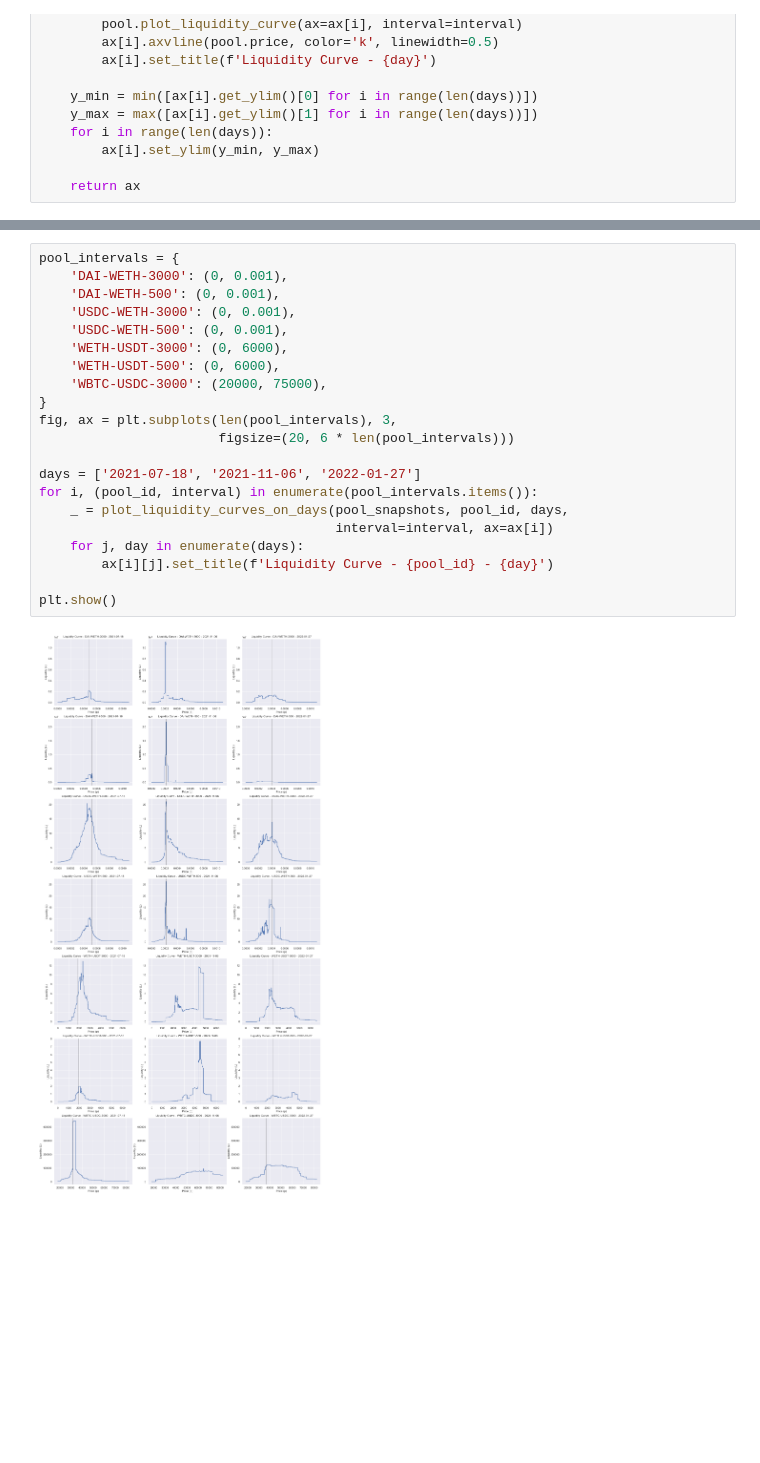
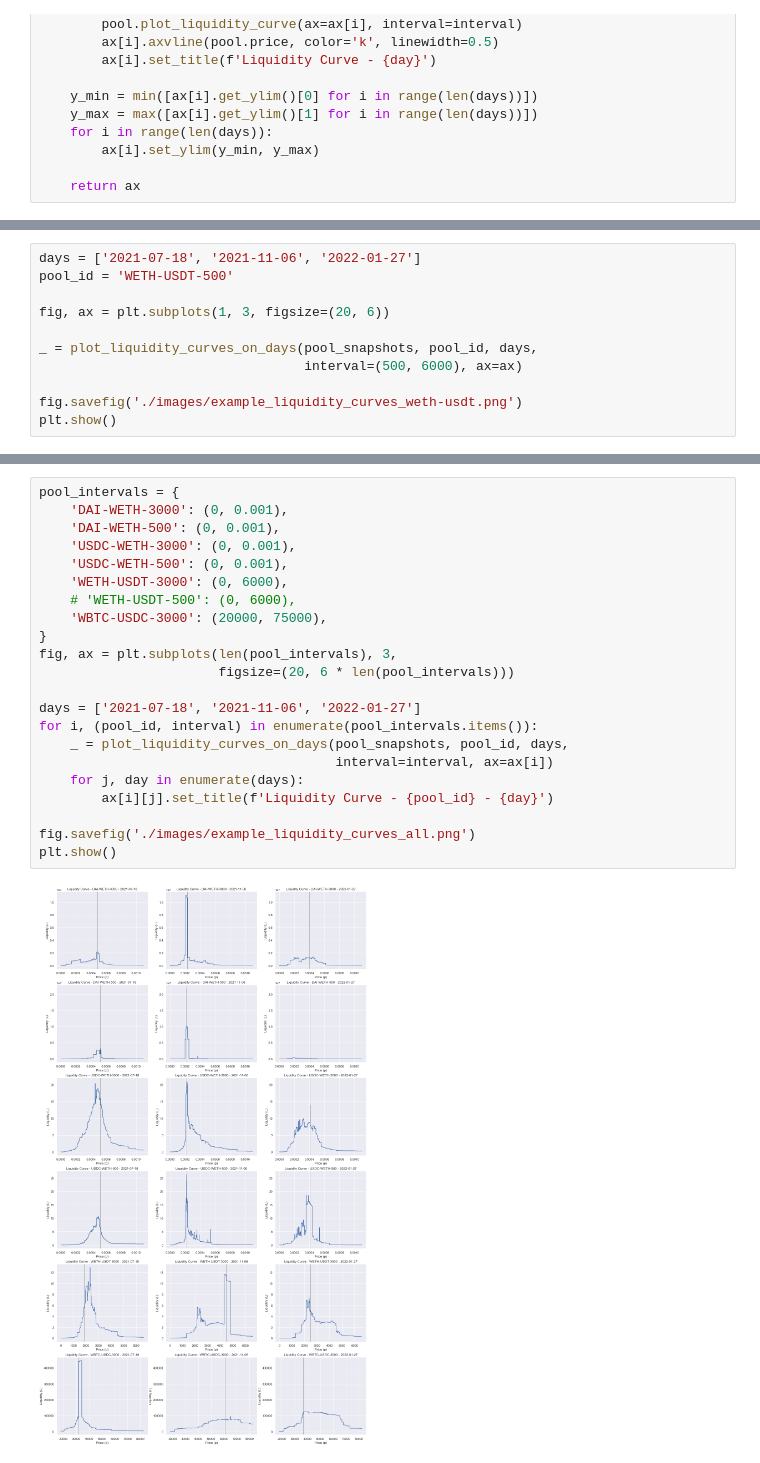
Before and after one commit to pradeeptadas/uniswap-v3-project, a Jupyter notebook: Report Images.ipynb, the cells around one changed output, grey strips where cells are left out. Drawn from its saved outputs; the diff is of its cells as text; blank space fills up the shorter version.

```diff
--- a/Report Images.ipynb
+++ b/Report Images.ipynb
@@ -146,0 +152,11 @@ plt.show()
+# %%
+days = ['2021-07-18', '2021-11-06', '2022-01-27']
+pool_id = 'WETH-USDT-500'
+
+fig, ax = plt.subplots(1, 3, figsize=(20, 6))
+
+_ = plot_liquidity_curves_on_days(pool_snapshots, pool_id, days,
+                                  interval=(500, 6000), ax=ax)
+
+fig.savefig('./images/example_liquidity_curves_weth-usdt.png')
+plt.show()
@@ -147,23 +165,24 @@ plt.show()
 # %%
 pool_intervals = {
     'DAI-WETH-3000': (0, 0.001),
     'DAI-WETH-500': (0, 0.001),
     'USDC-WETH-3000': (0, 0.001),
     'USDC-WETH-500': (0, 0.001),
     'WETH-USDT-3000': (0, 6000),
-    'WETH-USDT-500': (0, 6000),
+    # 'WETH-USDT-500': (0, 6000),
     'WBTC-USDC-3000': (20000, 75000),
 }
 fig, ax = plt.subplots(len(pool_intervals), 3,
                        figsize=(20, 6 * len(pool_intervals)))
 
 days = ['2021-07-18', '2021-11-06', '2022-01-27']
 for i, (pool_id, interval) in enumerate(pool_intervals.items()):
     _ = plot_liquidity_curves_on_days(pool_snapshots, pool_id, days,
                                       interval=interval, ax=ax[i])
     for j, day in enumerate(days):
         ax[i][j].set_title(f'Liquidity Curve - {pool_id} - {day}')
 
+fig.savefig('./images/example_liquidity_curves_all.png')
 plt.show()
 # %% [output]
-[figure, old version]
+[figure, new version]
```
Also changed, not shown: parts of 6 cells of this notebook, 3 other files.
